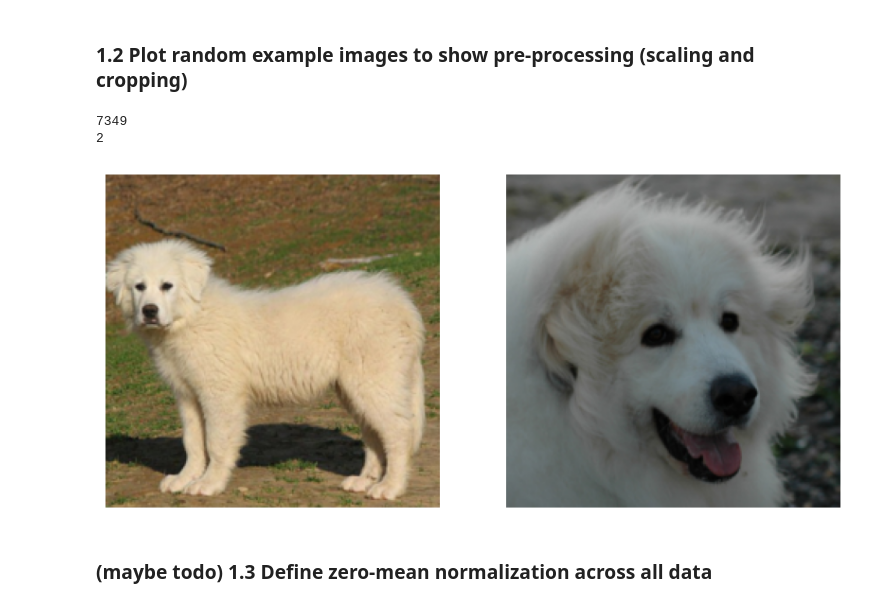
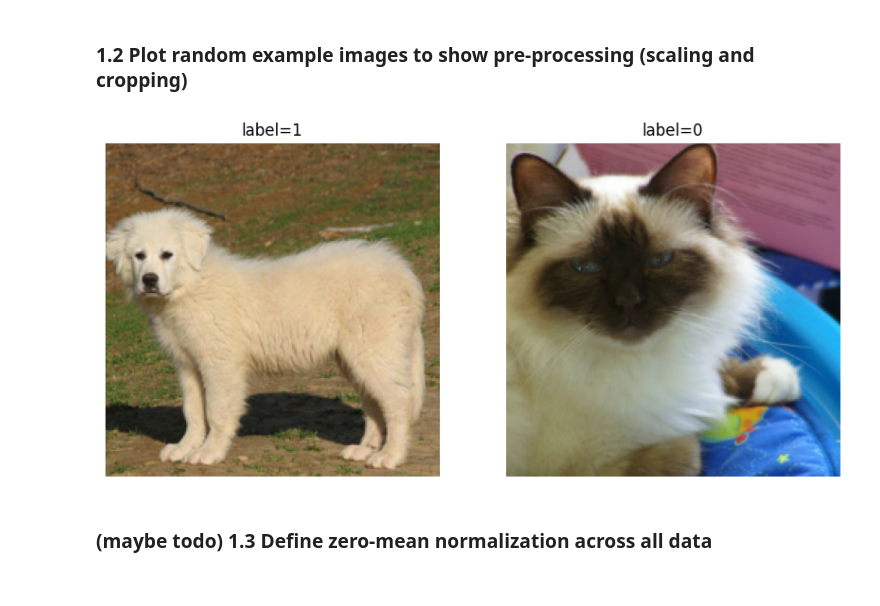
Before and after one commit to deblargue/deep25-project, a Jupyter notebook: deep_project2.ipynb, the cells around one changed output. Saved outputs shown, nothing was run; the diff lists cells and outputs as text; code cells hidden in the pictures.

```diff
--- a/deep_project2.ipynb
+++ b/deep_project2.ipynb
@@ -136,23 +142,28 @@ def get_dataloaders():
 ### 1.2 Plot random example images to show pre-processing (scaling and cropping)
 # %%
 dataset = load_dataset()
+
+#print(len(dataset[0]))
 
 # plot example image
 plt.figure(figsize=(10, 10))
 plt.subplot(121)
 
-plt.imshow(dataset[2600][0].permute(1, 2, 0))
+dog = 2600
+plt.imshow(dataset[dog][0].permute(1, 2, 0))
 plt.axis('off')
+plt.title(f"label={dataset[dog][1]}")
 plt.subplot(122)
 
-plt.imshow(dataset[2628][0].permute(1, 2, 0))
+cat = 300
+plt.imshow(dataset[cat][0].permute(1, 2, 0))
+plt.title(f"label={dataset[cat][1]}")
+
 plt.axis('off')
 
 plt.show()
 # %% [output]
-7349
-2
-[figure, old version]
+[figure, new version]
 # %% [markdown]
 ### (maybe todo) 1.3 Define zero-mean normalization across all data
 # %%
```
Also changed, not shown: parts of 15 cells of this notebook.
